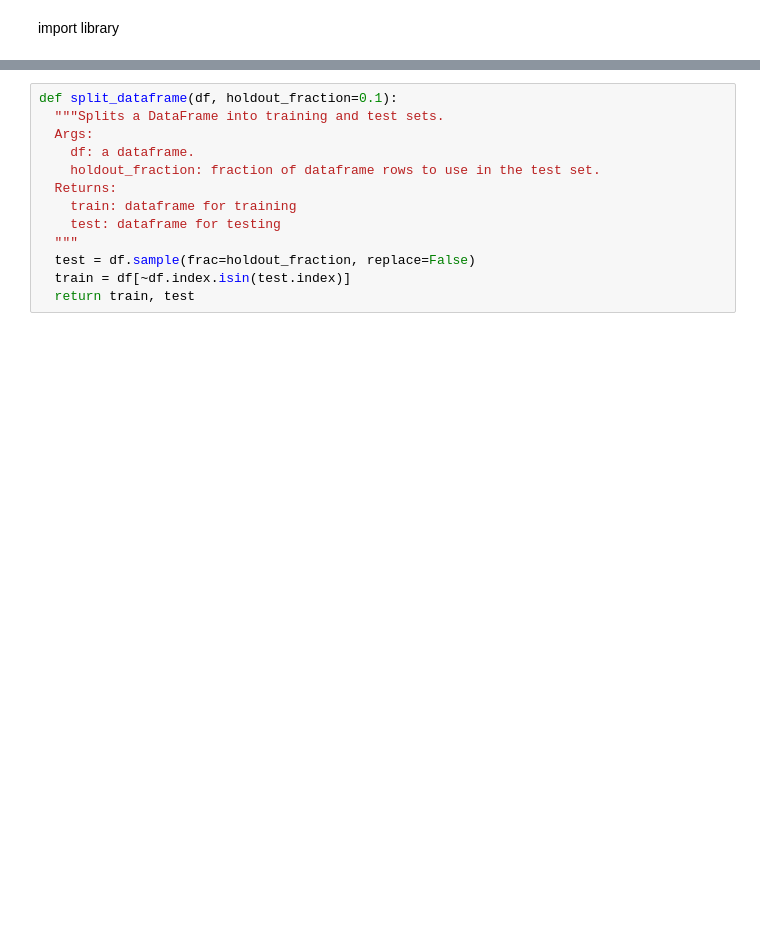
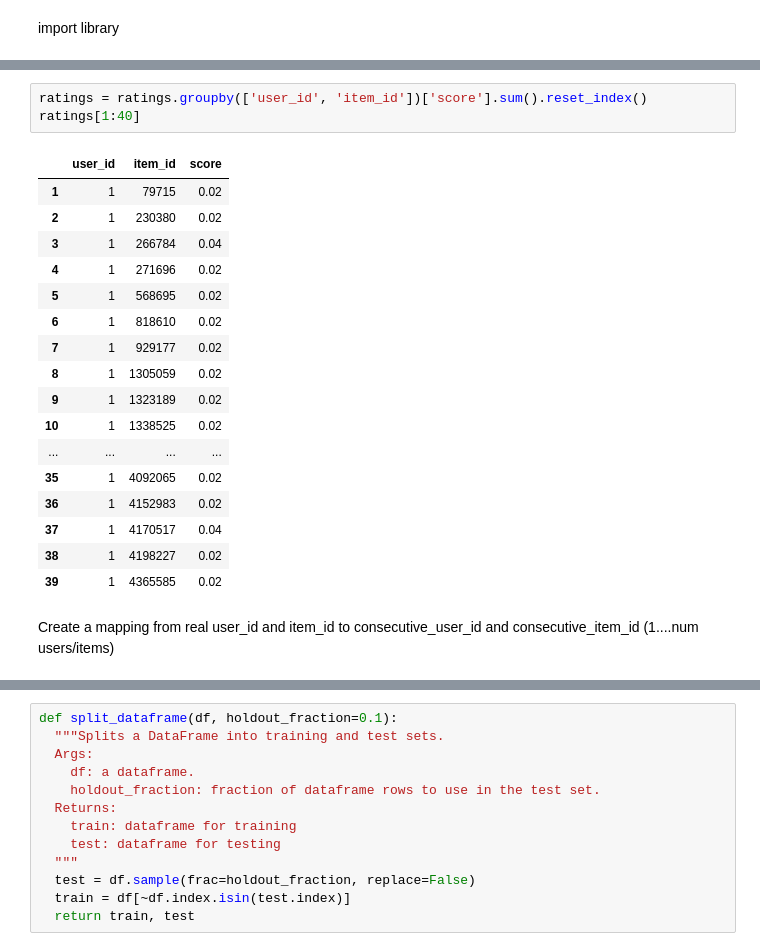
Before and after one commit to anhnh2003/MLProductRecommendation, a Jupyter notebook: src/tensorflow.ipynb, the cells around one changed output, grey strips where cells are left out. Saved outputs shown, nothing was run; the diff lists cells and outputs as text; blank space fills up the shorter version.

```diff
--- a/src/tensorflow.ipynb
+++ b/src/tensorflow.ipynb
@@ -22,0 +58,23 @@ ratings['score'] = ratings['behavior'].map(behavior_scores)
+# %%
+ratings = ratings.groupby(['user_id', 'item_id'])['score'].sum().reset_index()
+ratings[1:40]
+# %% [output]
+|  | user_id | item_id | score |
+| 1 | 1 | 79715 | 0.02 |
+| 2 | 1 | 230380 | 0.02 |
+| 3 | 1 | 266784 | 0.04 |
+| 4 | 1 | 271696 | 0.02 |
+| 5 | 1 | 568695 | 0.02 |
+| 6 | 1 | 818610 | 0.02 |
+| 7 | 1 | 929177 | 0.02 |
+| 8 | 1 | 1305059 | 0.02 |
+| 9 | 1 | 1323189 | 0.02 |
+| 10 | 1 | 1338525 | 0.02 |
+| ... | ... | ... | ... |
+| 35 | 1 | 4092065 | 0.02 |
+| 36 | 1 | 4152983 | 0.02 |
+| 37 | 1 | 4170517 | 0.04 |
+| 38 | 1 | 4198227 | 0.02 |
+| 39 | 1 | 4365585 | 0.02 |
+# %% [markdown]
+Create a mapping from real user_id and item_id to consecutive_user_id and consecutive_item_id (1....num users/items)
```
Also changed, not shown: parts of 23 cells of this notebook.
